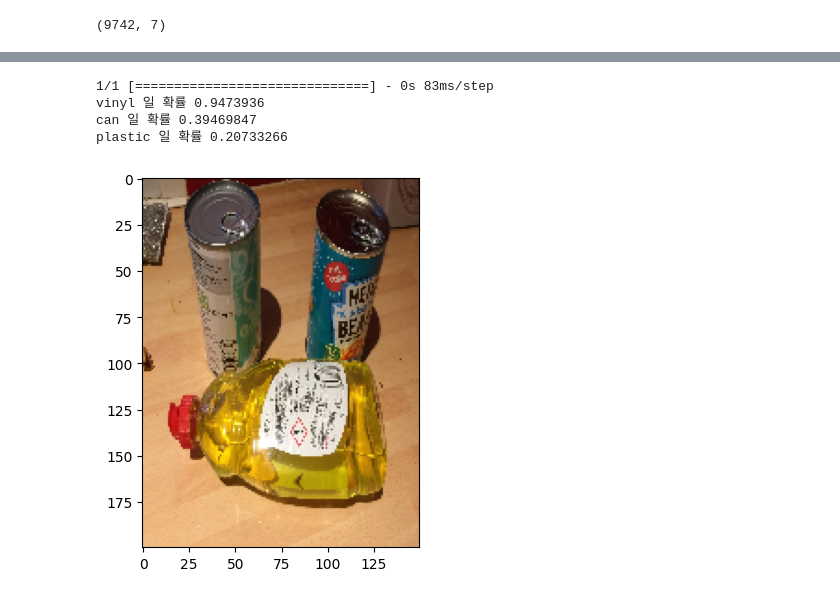
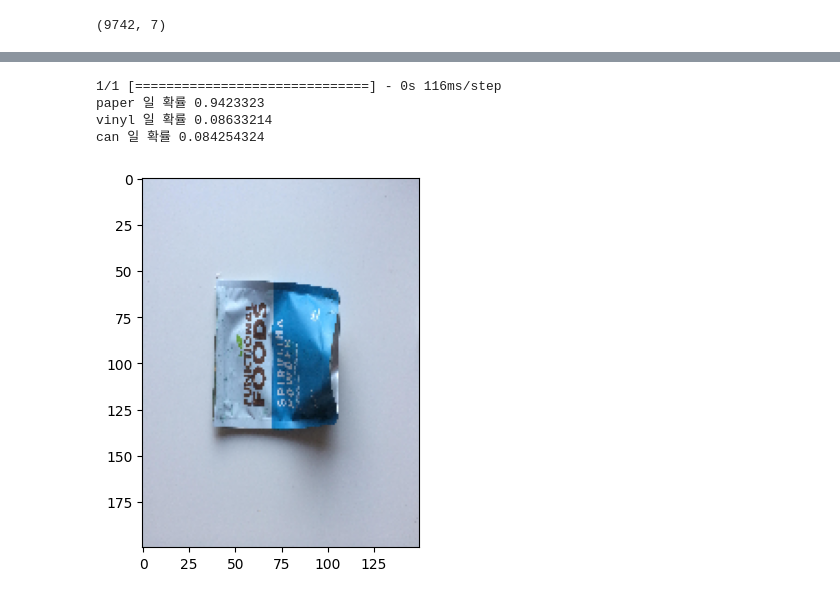
Before and after one commit to yu828282/multicampus, a Jupyter notebook: VGG16_multi.ipynb, the cells around one changed output, grey strips where cells are left out. Drawn from its saved outputs; the diff is of its cells as text; code cells hidden in the pictures.

```diff
--- a/VGG16_multi.ipynb
+++ b/VGG16_multi.ipynb
@@ -18,0 +25,3 @@ data.shape
+# %%
+data = pd.read_csv('multi_data_test (2).csv', encoding='cp949')
+data.shape
@@ -32,7 +43,7 @@ img_height = 150
 X = []
 
 for i in tqdm(range(data.shape[0])):
-    path = './data/multi_images/' + data['image'][i]
+    path = 'multi_images/' + data['image'][i]
     img = image.load_img(path, target_size=(img_width, img_height, 3))
     img = image.img_to_array(img)
     img = img/255.0
@@ -98,8 +110,8 @@ model.compile(optimizer=optimizers.RMSprop(learning_rate=1e-4), loss='binary_cro
 aug = ImageDataGenerator(rotation_range=20, zoom_range=0.15,width_shift_range=0.2, height_shift_range=0.2,
                          shear_range=0.15,horizontal_flip=True, fill_mode="nearest")
 # %%
-EPOCHS= 20 #5
-BS = 16#64
+EPOCHS= 16
+BS = 16
 
 history = model.fit_generator(aug.flow(X_train, y_train, batch_size=BS),validation_data=(X_test, y_test),
                     steps_per_epoch=len(X_train) // BS, epochs=EPOCHS)
@@ -141,0 +162,15 @@ plot_learningCurve(history, 5)
+# %%
+img = image.load_img('000047.jpg', target_size=(img_width, img_height, 3))
+plt.imshow(img)
+img = image.img_to_array(img)
+img = img/255.0
+
+img = img.reshape(1, img_width, img_height, 3)
+
+classes = ['can', 'glass', 'pack', 'paper', 'pet', 'plastic', 'vinyl']
+
+y_prob = model.predict(img)
+top3 = np.argsort(y_prob[0])[:-4:-1] # 역순(퍼센트 높은 순으로 3개만 정렬)
+
+for i in range(3):
+    print(classes[top3[i]],'일 확률',  y_prob[0][top3[i]])
@@ -144,24 +185,24 @@ model.save('./data/Model_4d.h5')
 # %%
-img = image.load_img('./data/000047.jpg', target_size=(img_width, img_height, 3))
+img = image.load_img('5065.JPG', target_size=(img_width, img_height, 3))
 plt.imshow(img)
 img = image.img_to_array(img)
 img = img/255.0
 
 img = img.reshape(1, img_width, img_height, 3)
 
 classes = ['can', 'glass', 'pack', 'paper', 'pet', 'plastic', 'vinyl']
 
 y_prob = model.predict(img)
 top3 = np.argsort(y_prob[0])[:-4:-1] # 역순(퍼센트 높은 순으로 3개만 정렬)
 
 for i in range(3):
     print(classes[top3[i]],'일 확률',  y_prob[0][top3[i]])
 # %% [output]
-1/1 [==============================] - 0s 83ms/step
-vinyl 일 확률 0.9473936
-can 일 확률 0.39469847
-plastic 일 확률 0.20733266
+1/1 [==============================] - 0s 116ms/step
+paper 일 확률 0.9423323
+vinyl 일 확률 0.08633214
+can 일 확률 0.084254324
-[figure, old version]
+[figure, new version]
 # %%
 def find_genre(test_path, model_path):
     model = load_model(model_path)
```
Also changed, not shown: parts of 15 cells of this notebook.
